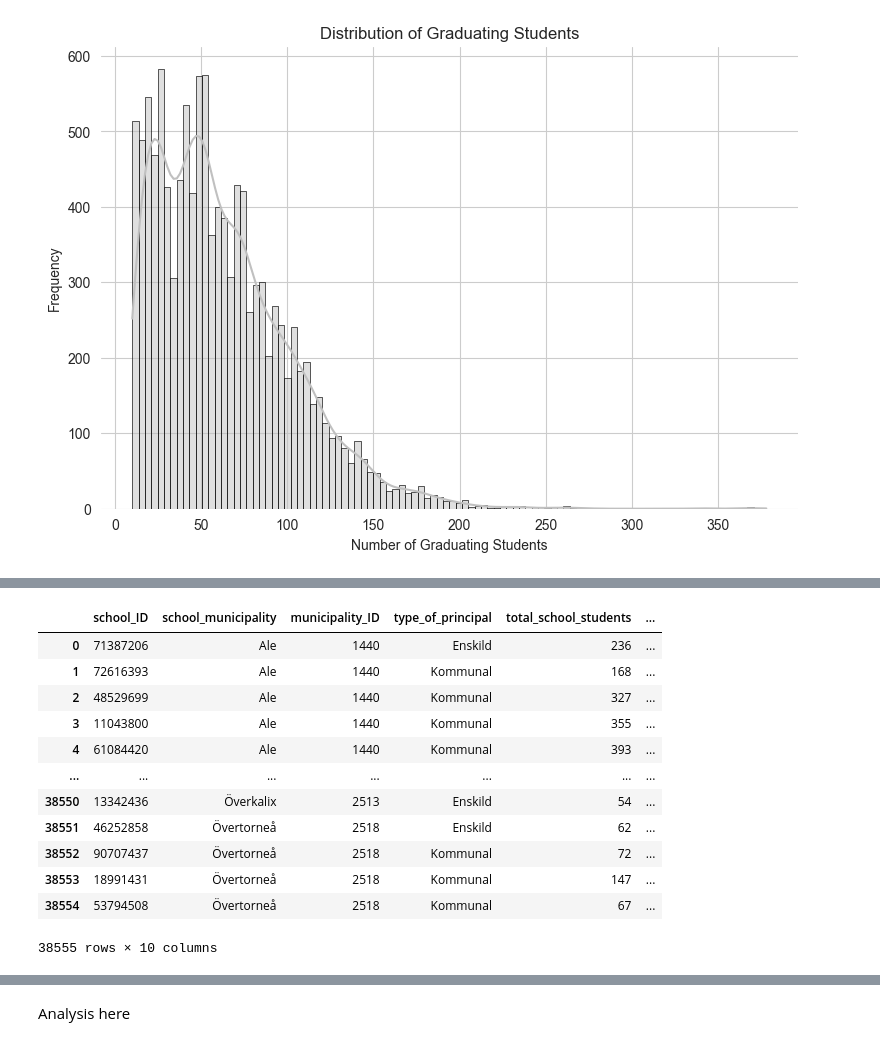
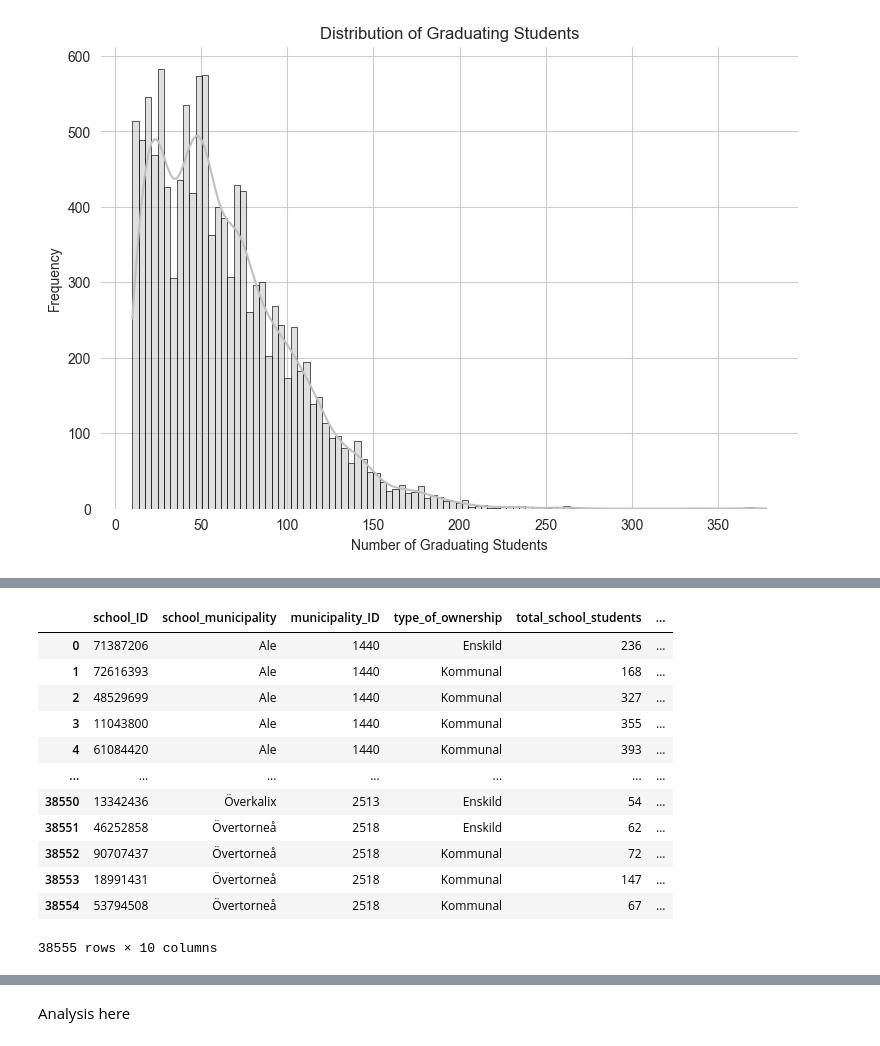
Before and after one commit to andrescruzsanchez/5350-Thesis-in-Economics, a Jupyter notebook: Code/grundskola_data_preparation.ipynb, the cells around one changed output, grey strips where cells are left out. Drawn from its saved outputs; the diff is of its cells as text; code cells hidden in the pictures.

```diff
--- a/Code/grundskola.ipynb
+++ b/Code/grundskola_data_preparation.ipynb
@@ -79,7 +71,7 @@ def read_excel_files(sheet_name):
         # Add the "academic_year" column using the predefined years list
         df["academic_year"] = ACADEMIC_YEAR[i]
         # Add the "educational_stage" column with a fixed value
-        df["educational_stage"] = 'lower secondary school'
+        df["educational_stage"] = 'grundskola'
 
         # Append the DataFrame to the list
         li.append(df)
@@ -93,5 +85,3 @@ DataFrame_I_Swedish = read_excel_files('Svenska')
 
 # List of DataFrames
 dataframes = [DataFrame_I_English, DataFrame_I_Mathematics, DataFrame_I_Swedish]
-
-print(DataFrame_I_Swedish)
@@ -125,9 +97,9 @@ for df in dataframes:
     'school_ID',                        # Column 2 Skol-enhetskod
     'school_municipality',              # Column 3 Skolkommun
     'municipality_ID',                  # Column 4 Kommun-kod
-    'type_of_principal',                # Column 5 Typ av huvudman
-    'principal',                        # Column 6 Huvudman
-    'principal_orgnr',                  # Column 7 Huvudman orgnr
+    'type_of_ownership',                # Column 5 Typ av huvudman
+    'owner',                            # Column 6 Huvudman
+    'owner_orgnr',                      # Column 7 Huvudman orgnr
     'graduating_students',              # Column 8 Antal elever Totalt År 9
     'total_female_students',            # Column 9 Antal elever Flickor
     'total_male_students',              # Column 10 Antal elever Pojkar
@@ -146,7 +118,7 @@ for df in dataframes:
 
     # Define the list of columns to drop
     columns_to_drop = [
-    'school_name', 'principal', 'principal_orgnr', 'total_female_students', 'total_male_students',
+    'school_name', 'owner', 'owner_orgnr', 'total_female_students', 'total_male_students',
     'female_average_grade_points', 'share_female_students_A_E', 'male_average_grade_points', 'share_male_students_A_E'
     ]
 
@@ -455,10 +387,0 @@ Could be Missing not at random (MNAR), schools who perform worse are systematica
-# %%
-# Step 4 - Modifying the Dataframes based on the Above Analysis
-
-# For Loop to iterate over my list, and dropping columns, and changing . and .. to np.nan
-for df in dataframes:
-
-    # Replacing . with np.nan
-    df.replace(['.', '..'], np.nan, inplace=True)
-
-print(DataFrame_I_English)
@@ -630,7 +508,7 @@ def read_excel_files(sheet_name):
         df["academic_year"] = ACADEMIC_YEAR[i]
 
         # Add the "educational_stage" column with the fixed value
-        df["educational_stage"] = 'lower secondary school'
+        df["educational_stage"] = 'grundskola'
 
         # Append the DataFrame to the list
         li.append(df)
@@ -649,13 +527,13 @@ new_names = [
     'school_ID',                                               # Column 2 Skol-enhetskod
     'school_municipality',                                     # Column 3 Skolkommun
     'municipality_ID',                                         # Column 4 Kommun-kod
-    'type_of_principal',                                       # Column 5 Typ av huvudman
-    'principal',                                               # Column 6 Huvudman
-    'principal_orgnr',                                         # Column 7 Huvudman orgnr
+    'type_of_ownership',                                       # Column 5 Typ av huvudman
+    'owner',                                                   # Column 6 Huvudman
+    'owner_orgnr',                                             # Column 7 Huvudman orgnr
     'student_nursery_school',                                  # Column 8 Elever, förskoleklass
-    'share_females_nursery_school',                            # Column 9 Andel (%) flickor, förskoleklass
+    'share_female_students_nursery_school',                    # Column 9 Andel (%) flickor, förskoleklass
     'total_school_students',                                   # * Column 10 Elever, årskurs 1-9
-    'share_females',                                           # * Column 11 Andel (%) flickor, årskurs 1-9
+    'share_female_students',                                   # * Column 11 Andel (%) flickor, årskurs 1-9
     'share_foreign_background',                                # * Column 12 Andel (%) elever med utländsk bakgrund, åk 1-9
     'share_postsecondary_parents',                             # * Column 13 Andel (%) elever med föräldrar med eftergymnasial utb., åk 1-9
     'students_year1',                                          # Column 14 Elever, årskurs 1
@@ -665,37 +543,37 @@ new_names = [
     'students_year5',                                          # Column 18 Elever, årskurs 5
     'students_year6',                                          # Column 19 Elever, årskurs 6
     'students_year7',                                          # Column 20 Elever, årskurs 7
     'students_year8',                                          # Column 21 Elever, årskurs 8
     'students_year9',                                          # Column 22 Elever, årskurs 9
     'academic_year',                                           # Column 23 läsår
     'educational_stage'                                        # Column 24 skolform
     ]
 
 # Applying the new names
 DataFrame_II.columns = new_names
 
 # Define the list of columns to drop
 columns_to_drop = ['school_name',
-                   'principal',
-                   'principal_orgnr',
+                   'owner',
+                   'owner_orgnr',
                    'student_nursery_school',
-                   'share_females_nursery_school',
+                   'share_female_students_nursery_school',
                    'students_year1',
                    'students_year2',
                    'students_year3',
                    'students_year4',
                    'students_year5',
                    'students_year6',
                    'students_year7',
                    'students_year8',
                    'students_year9']
 
 # Drop the specified columns
 DataFrame_II.drop(columns=columns_to_drop, axis=1, inplace=True)
 
 DataFrame_II
 # %% [output]
-|  | school_ID | school_municipality | municipality_ID | type_of_principal | total_school_students | ... |
+|  | school_ID | school_municipality | municipality_ID | type_of_ownership | total_school_students | ... |
 | 0 | 71387206 | Ale | 1440 | Enskild | 236 | ... |
 | 1 | 72616393 | Ale | 1440 | Kommunal | 168 | ... |
 | 2 | 48529699 | Ale | 1440 | Kommunal | 327 | ... |
```
Also changed, not shown: parts of 16 cells of this notebook, 30 other files.
